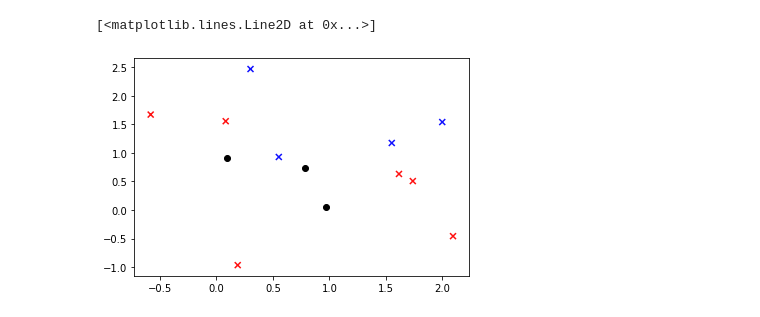
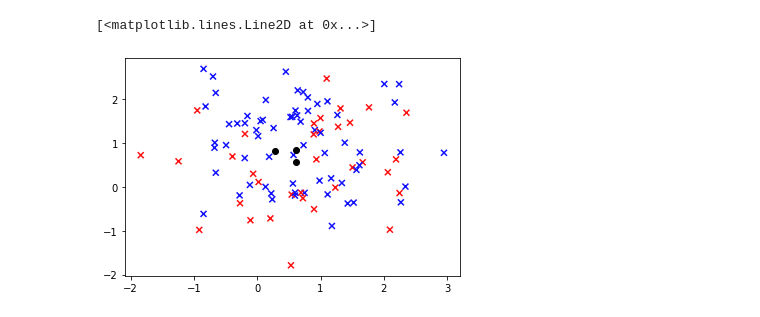
Before and after one commit to ycheng14799/MLProgrammingAssignmentWeek3, a Jupyter notebook: GaussianMixtureModelDataset.ipynb, the cells around one changed output. Drawn from its saved outputs; the diff is of its cells as text; code cells hidden in the pictures.

Commit message:
Task 3 fixed. Mis-read instructions for generating a mixture of gaussians

```diff
--- a/GaussianMixtureModelDataset.ipynb
+++ b/GaussianMixtureModelDataset.ipynb
@@ -17,31 +17,36 @@ import time
 def genMixtureModelDataset(numPoints, numDims, numClusters):
     # Randomly initialize gaussians (define by mean)
     clusterCenters = np.random.rand(numClusters, numDims)
+    clusterTargets = np.array([[-1 if random.random() < 0.5 else 1] for i in range(0, numClusters)])
+    # Ensure at least one of each class in cluster targets
+    if(not np.isin(-1, clusterTargets)):
+        clusterTargets[np.random.randint(0,numClusters)] = -1
+    if(not np.isin(1, clusterTargets)):
+        clusterTargets[np.random.randint(0,numClusters)] = 1
     # Generate data-points
     # randomly and uniformly sample points from the gaussians defined by the cluster centers
     data = []
-    # dataNP = []
+    targets = []
     # Define covariance matrix
     cov = np.identity(numDims)
     for i in range(0, numPoints):
-        # sample = stats.multivariate_normal.rvs(mean=clusterCenters[np.random.randint(0, numClusters)],cov=1)
-        sample = np.random.normal(clusterCenters[np.random.randint(0,numClusters)],scale=1)
+        clusterSelection = np.random.randint(0, numClusters)
+        sample = stats.multivariate_normal.rvs(mean=clusterCenters[clusterSelection],cov=cov)
         data.append(sample)
-        # dataNP.append(sampleNP)
+        targets.append(clusterTargets[clusterSelection])
     data = np.array(data)
-    # dataNP = np.array(dataNP)
-    targets = np.array([[-1 if random.random() < 0.5 else 1] for i in range(0, numPoints)])
+    targets = np.array(targets)
     return data, targets.ravel(), clusterCenters
 # %%
 # Visualize 2D sampling of the mixture model
-X, y, centers = genMixtureModelDataset(10, 2, 3)
+X, y, centers = genMixtureModelDataset(100, 2, 3)
 cmap_bold = ListedColormap(['#FF1111', '#1111FF'])
 plt.figure()
 plt.scatter(X[:,0],X[:,1],c=np.clip(y,0,1).ravel(), cmap=cmap_bold, marker='x')
 plt.plot(centers[:,0], centers[:,1], 'o', color='black')
 # %% [output]
 [<matplotlib.lines.Line2D at 0x...>]
-[figure, old version]
+[figure, new version]
 # %%
 # Validation curve graphing
 def generateGraph(variable, trainScoresMean, testScoresMean,\
```
Also changed, not shown: parts of 6 cells of this notebook, 6 other files.
